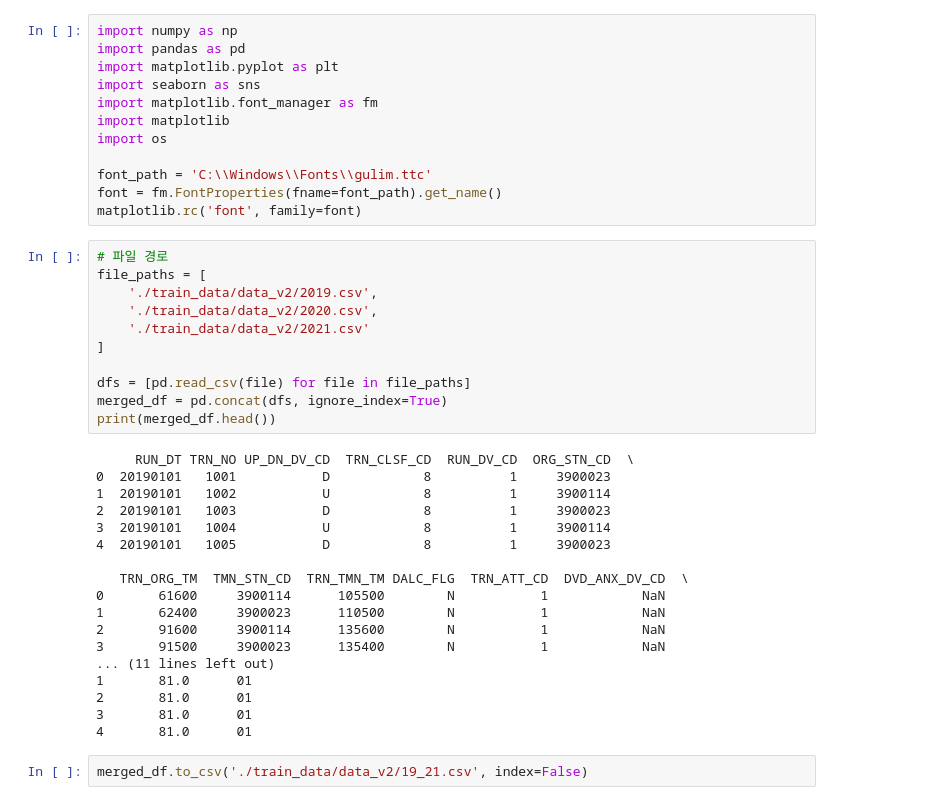
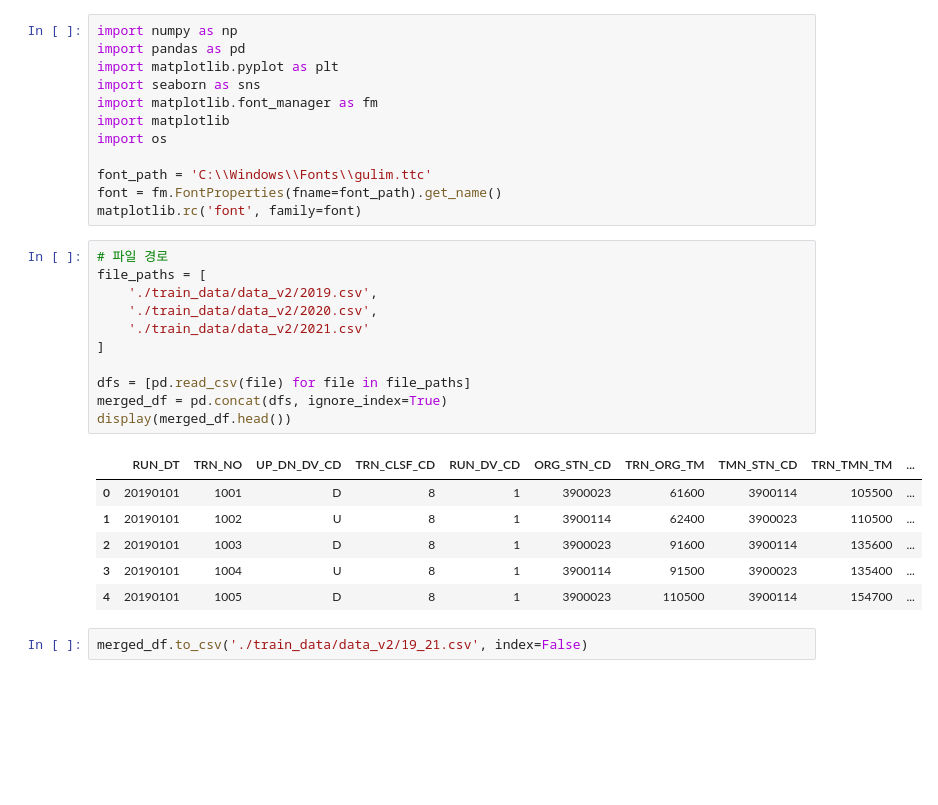
Before and after one commit to encore-SKN11/EDA-6Team, a Jupyter notebook: eda_code/train_v2.ipynb, the cells around one changed output. Saved outputs shown, nothing was run; the diff lists cells and outputs as text; blank space fills up the shorter version.

```diff
--- a/eda_code/train_v2.ipynb
+++ b/eda_code/train_v2.ipynb
@@ -16,32 +16,21 @@ matplotlib.rc('font', family=font)
 # %%
 # 파일 경로
 file_paths = [
     './train_data/data_v2/2019.csv',
     './train_data/data_v2/2020.csv',
     './train_data/data_v2/2021.csv'
 ]
 
 dfs = [pd.read_csv(file) for file in file_paths]
 merged_df = pd.concat(dfs, ignore_index=True)
-print(merged_df.head())
+display(merged_df.head())
 # %% [output]
-     RUN_DT TRN_NO UP_DN_DV_CD  TRN_CLSF_CD  RUN_DV_CD  ORG_STN_CD  \
-0  20190101   1001           D            8          1     3900023
-1  20190101   1002           U            8          1     3900114
-2  20190101   1003           D            8          1     3900023
-3  20190101   1004           U            8          1     3900114
-4  20190101   1005           D            8          1     3900023
-
-   TRN_ORG_TM  TMN_STN_CD  TRN_TMN_TM DALC_FLG  TRN_ATT_CD  DVD_ANX_DV_CD  \
-0       61600     3900114      105500        N           1            NaN
-1       62400     3900023      110500        N           1            NaN
-2       91600     3900114      135600        N           1            NaN
-3       91500     3900023      135400        N           1            NaN
-... (11 lines left out)
-1       81.0      01
-2       81.0      01
-3       81.0      01
-4       81.0      01
+|  | RUN_DT | TRN_NO | UP_DN_DV_CD | TRN_CLSF_CD | RUN_DV_CD | ORG_STN_CD | TRN_ORG_TM | TMN_STN_CD | TRN_TMN_TM | ... |
+| 0 | 20190101 | 1001 | D | 8 | 1 | 3900023 | 61600 | 3900114 | 105500 | ... |
+| 1 | 20190101 | 1002 | U | 8 | 1 | 3900114 | 62400 | 3900023 | 110500 | ... |
+| 2 | 20190101 | 1003 | D | 8 | 1 | 3900023 | 91600 | 3900114 | 135600 | ... |
+| 3 | 20190101 | 1004 | U | 8 | 1 | 3900114 | 91500 | 3900023 | 135400 | ... |
+| 4 | 20190101 | 1005 | D | 8 | 1 | 3900023 | 110500 | 3900114 | 154700 | ... |
 # %%
 merged_df.to_csv('./train_data/data_v2/19_21.csv', index=False)
 # %% [markdown]
```
Also changed, not shown: parts of 6 cells of this notebook, 1 other file.
